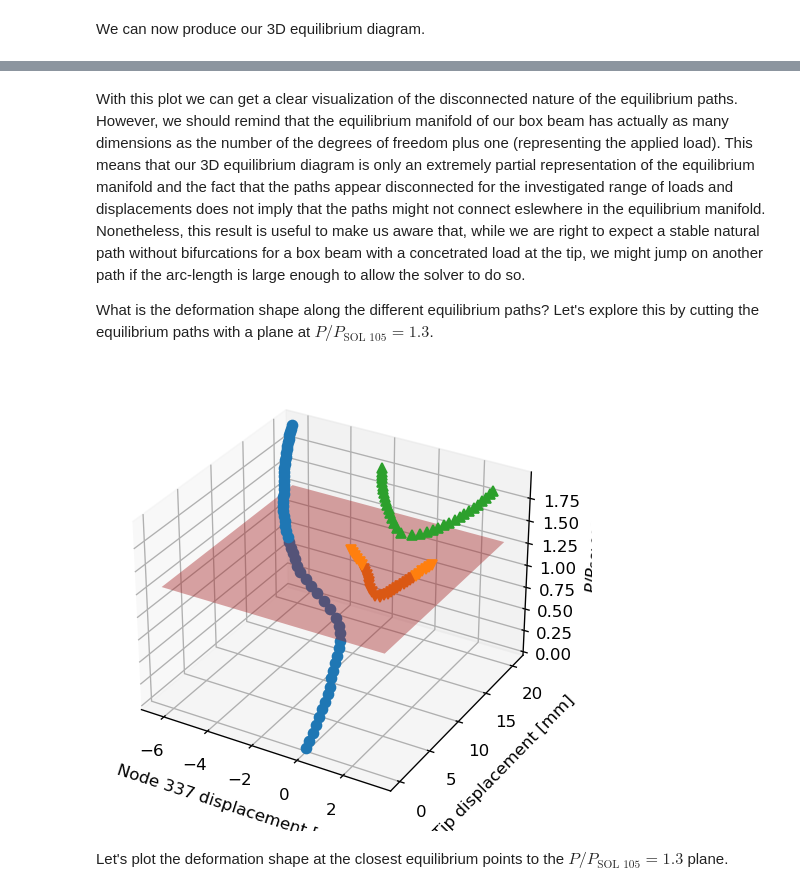
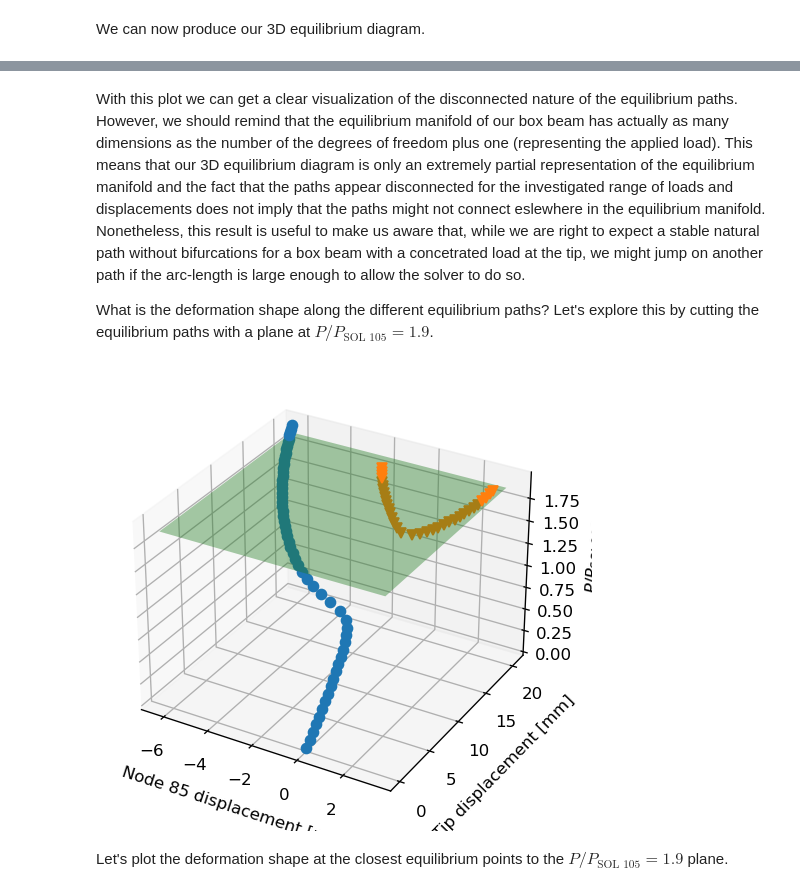
Before and after one commit to fmamitrotta/nonlinear-structural-stability-notebooks, a Jupyter notebook: notebooks/14_Investigation_of_the_Equilibrium_Paths_of_the_Unreinforced_Box_Beam.ipynb, the cells around one changed output, grey strips where cells are left out. Cells and saved outputs as stored; diff of their text form; code cells hidden in the pictures.

```diff
--- a/notebooks/14_Investigation_of_the_Equilibrium_Paths_of_the_Unreinforced_Box_Beam.ipynb
+++ b/notebooks/14_Investigation_of_the_Equilibrium_Paths_of_the_Unreinforced_Box_Beam.ipynb
@@ -488,17 +460,0 @@ Now let's have a look at what happens for $EPSP=10^{-1}$, $EPSW=10^{-1}$.
-# %%
-# Modify convergence tolerance of subcases 1 and 2
-for subcase_id in range(1, 3):
-    box_beam_bdf.nlparms[subcase_id].eps_p = 1e-1
-    box_beam_bdf.nlparms[subcase_id].eps_w = 1e-1
-
-# Run analysis
-input_name = f'path_existence_verification_{load_factor:.0f}Psol105_epsp1e-2'.replace('.','_')
-sol_106_op2_2Psol105_epsp1em1 = pynastran_utils.run_tangent_stiffness_matrix_eigenvalue_calculation(bdf_object=box_beam_bdf.__deepcopy__({}), method_set_id=zero_load_set_id + 1,
-                                                                                                     no_eigenvalues=no_eigenvalues, analysis_directory_path=analysis_directory_path,
-                                                                                                     input_name=input_name, run_flag=False)  # run analysis and read OP2 file
-
-# Plot results
-_, applied_loads_2Psol105_epsp1em1, tip_displacements_2Psol105_epsp1em1 = pynastran_utils.read_load_displacement_history_from_op2(op2_object=sol_106_op2_2Psol105_epsp1em1,
-displacement_node_id=tip_master_node_id)  # find load and displacement history
-plot_load_displacement_diagram(tip_displacements_2Psol105_epsp1em1, applied_loads_2Psol105_epsp1em1)  # plot load-displacement diagram
-plot_tangent_stiffness_matrix_eigenvalues(analysis_directory_path, input_name, applied_loads_2Psol105_epsp1em1)  # plot eigenvalue diagram
@@ -570,8 +517,6 @@ The last step before producing our 3D equilibrium diagram consists in finding th
 # %%
 _, _, local_displacements_2Psol105_epsp1em3 = pynastran_utils.read_load_displacement_history_from_op2(op2_object=sol_106_op2_2Psol105_epsp1em3,
 displacement_node_id=max_displacement_node_id)
-_, _, local_displacements_1_4Psol105_epsp1em3 = pynastran_utils.read_load_displacement_history_from_op2(op2_object=sol_106_op2_1_4Psol105_epsp1em3,
-displacement_node_id=max_displacement_node_id)
 _, _, local_displacements_natural_path = pynastran_utils.read_load_displacement_history_from_op2(op2_object=sol_106_op2_2Psol105_epsp1em2,
 displacement_node_id=max_displacement_node_id)
 # %% [markdown]
@@ -583,14 +528,11 @@ ax_3d = plt.axes(projection='3d')
 
 # Plot applied load against tip and local displacements
 local_displacements = {0: local_displacements_natural_path[second_subcase_id][:, component_index],
-                       1: local_displacements_1_4Psol105_epsp1em3[second_subcase_id][:, component_index],
-                       2: local_displacements_2Psol105_epsp1em3[second_subcase_id][:, component_index]}
+                       1: local_displacements_2Psol105_epsp1em3[second_subcase_id][:, component_index]}
 tip_displacements = {0: tip_displacements_2Psol105_epsp1em2[second_subcase_id][:, component_index],
-                     1: tip_displacements_1_4Psol105_epsp1em3[second_subcase_id][:, component_index],
-                     2: tip_displacements_2Psol105_epsp1em3[second_subcase_id][:, component_index]}
+                     1: tip_displacements_2Psol105_epsp1em3[second_subcase_id][:, component_index]}
 applied_loads = {0: applied_loads_2Psol105_epsp1em2[second_subcase_id][:, component_index]/sol_105_buckling_load,
-                 1: applied_loads_1_4Psol105_epsp1em3[second_subcase_id][:, component_index]/sol_105_buckling_load,
-                 2: applied_loads_2Psol105_epsp1em3[2][:, component_index]/sol_105_buckling_load}
+                 1: applied_loads_2Psol105_epsp1em3[second_subcase_id][:, component_index]/sol_105_buckling_load}
 for key in local_displacements:
     ax_3d.plot3D(local_displacements[key], tip_displacements[key], applied_loads[key], markers[key], color=colors[key])
 
@@ -605,37 +547,37 @@ plt.show()
 # %% [markdown]
 With this plot we can get a clear visualization of the disconnected nature of the equilibrium paths. However, we should remind that the equilibrium manifold of our box beam has actually as many dimensions as the number of the degrees of freedom plus one (representing the applied load). This means that our 3D equilibrium diagram is only an extremely partial representation of the equilibrium manifold and the fact that the paths appear disconnected for the investigated range of loads and displacements does not imply that the paths might not connect eslewhere in the equilibrium manifold. Nonetheless, this result is useful to make us aware that, while we are right to expect a stable natural path without bifurcations for a box beam with a concetrated load at the tip, we might jump on another path if the arc-length is large enough to allow the solver to do so.
 
-What is the deformation shape along the different equilibrium paths? Let's explore this by cutting the equilibrium paths with a plane at $P/P_\text{SOL 105}=1.3$.
+What is the deformation shape along the different equilibrium paths? Let's explore this by cutting the equilibrium paths with a plane at $P/P_\text{SOL 105}=1.9$.
 # %%
 # Create figure with three-dimensional axes
 plt.figure()
 ax_3d = plt.axes(projection='3d')
 
 # Plot part of the equilibrium paths that should not be visible on top of the plane
-load_factor = 1.3
+load_factor = 1.9
 for key in local_displacements:
     ax_3d.plot3D(local_displacements[key], tip_displacements[key], np.where(applied_loads[key]<load_factor, applied_loads[key], np.nan), markers[key], color=colors[key])
 
 # Plot P/Psol105=1.3 plane
 local_displacements_array = np.concatenate(tuple(local_displacements[key] for key in local_displacements))
 tip_displacements_array = np.concatenate(tuple(tip_displacements[key] for key in tip_displacements))
 xx, yy = np.meshgrid([np.min(local_displacements_array), np.max(local_displacements_array)], [np.min(tip_displacements_array), np.max(tip_displacements_array)])
 ax_3d.plot_surface(xx, yy, np.full_like(xx, load_factor), alpha=0.4, color=colors[len(local_displacements)])
 
 # Plot part of the equilibrium paths that should be visible on top of the plane
 for key in local_displacements:
     ax_3d.plot3D(local_displacements[key], tip_displacements[key], np.where(applied_loads[key]>=load_factor, applied_loads[key], np.nan), markers[key], color=colors[key], zorder=3)
 
 # Set plot appearance
 ax_3d.set_xlabel(f'Node {max_displacement_node_id:d} displacement [mm]')
 ax_3d.set_ylabel('Tip displacement [mm]')
 ax_3d.set_zlabel('$P/P_\mathrm{SOL\/105}$')
 ax_3d.grid(visible=True)
 plt.show()
 # %% [output]
-[figure, old version]
+[figure, new version]
 # %% [markdown]
-Let's plot the deformation shape at the closest equilibrium points to the $P/P_\text{SOL 105}=1.3$ plane.
+Let's plot the deformation shape at the closest equilibrium points to the $P/P_\text{SOL 105}=1.9$ plane.
 # %%
 # Plot static deformation of natural path
 print('Deformation on natural path:')
```
Also changed, not shown: parts of 24 cells of this notebook, 28 other files.
